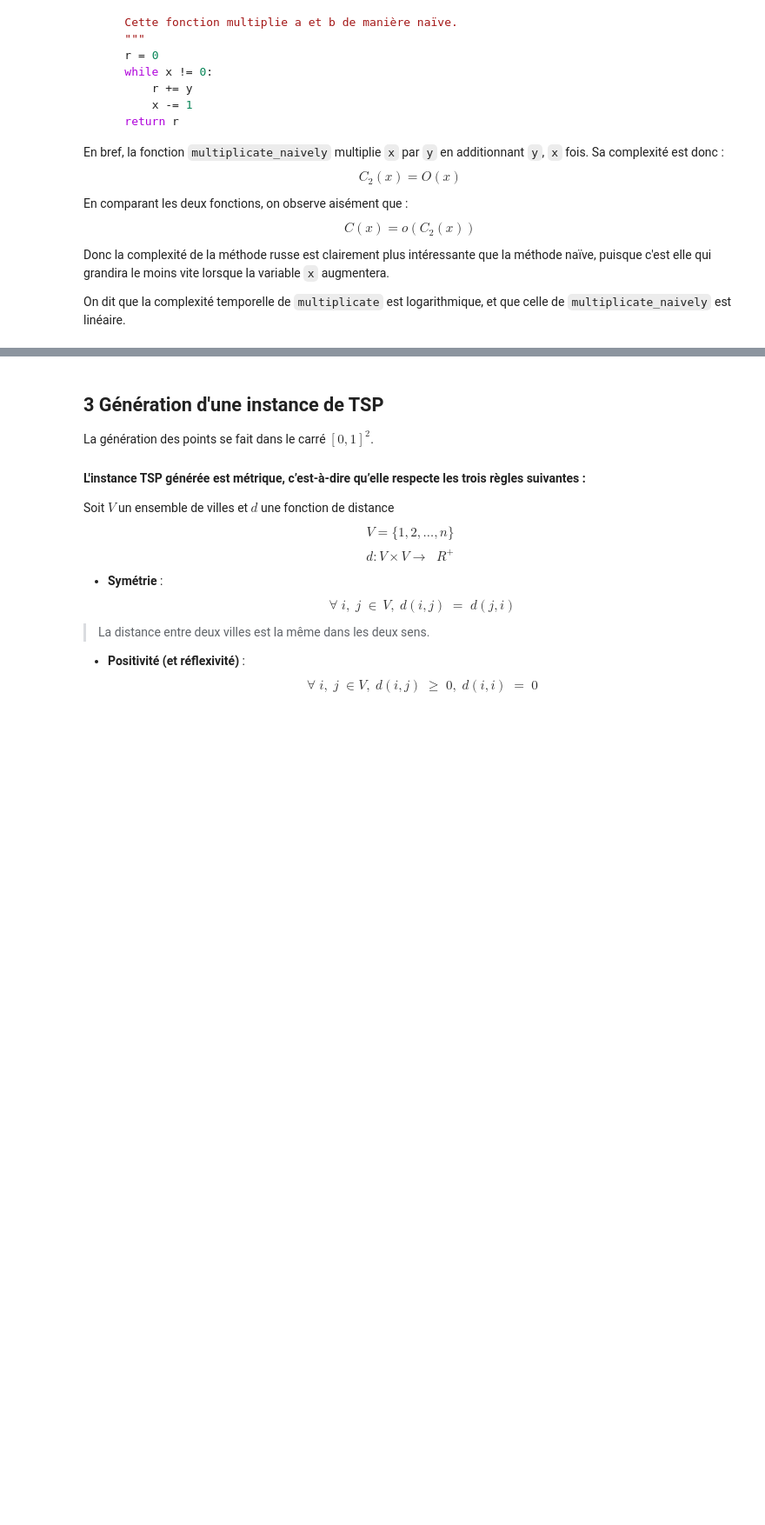
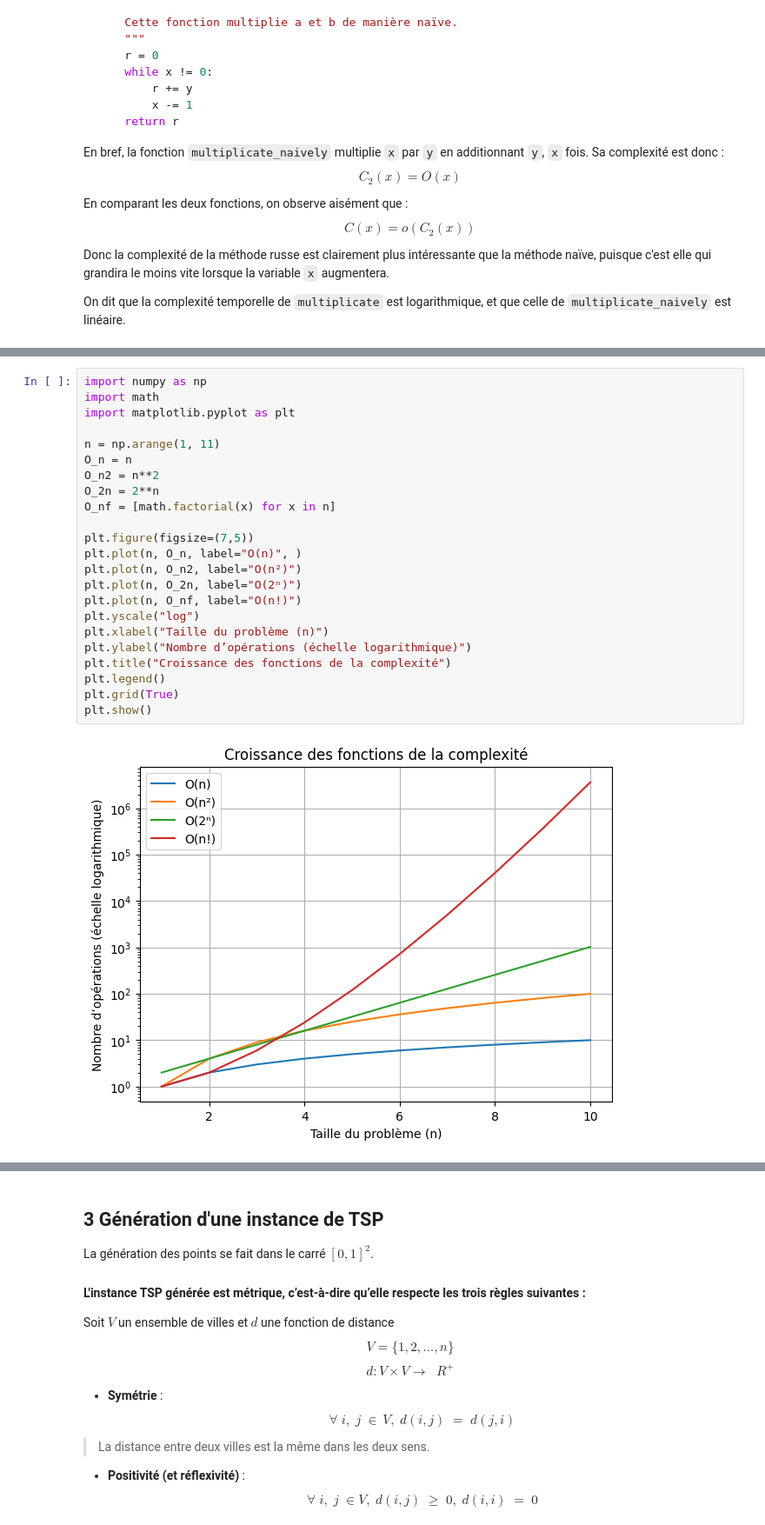
Before and after one commit to Poimorph/TSP_complexity_IT4A_A25, a Jupyter notebook: Projet_Complexité_A2025.ipynb, the cells around one changed output, grey strips where cells are left out. Shown at 87% size. Cells and saved outputs as stored; diff of their text form; blank space fills up the shorter version.

```diff
--- a/Projet_Complexité_A2025.ipynb
+++ b/Projet_Complexité_A2025.ipynb
@@ -221,0 +299,25 @@ pour résoudre un problème. Elle consiste à évaluer la difficulté intrinsèq
+# %%
+import numpy as np
+import math
+import matplotlib.pyplot as plt
+
+n = np.arange(1, 11)
+O_n = n
+O_n2 = n**2
+O_2n = 2**n
+O_nf = [math.factorial(x) for x in n]
+
+plt.figure(figsize=(7,5))
+plt.plot(n, O_n, label="O(n)", )
+plt.plot(n, O_n2, label="O(n²)")
+plt.plot(n, O_2n, label="O(2ⁿ)")
+plt.plot(n, O_nf, label="O(n!)")
+plt.yscale("log")
+plt.xlabel("Taille du problème (n)")
+plt.ylabel("Nombre d’opérations (échelle logarithmique)")
+plt.title("Croissance des fonctions de la complexité")
+plt.legend()
+plt.grid(True)
+plt.show()
+# %% [output]
+[figure, added]
```
Also changed, not shown: parts of 30 cells of this notebook.
